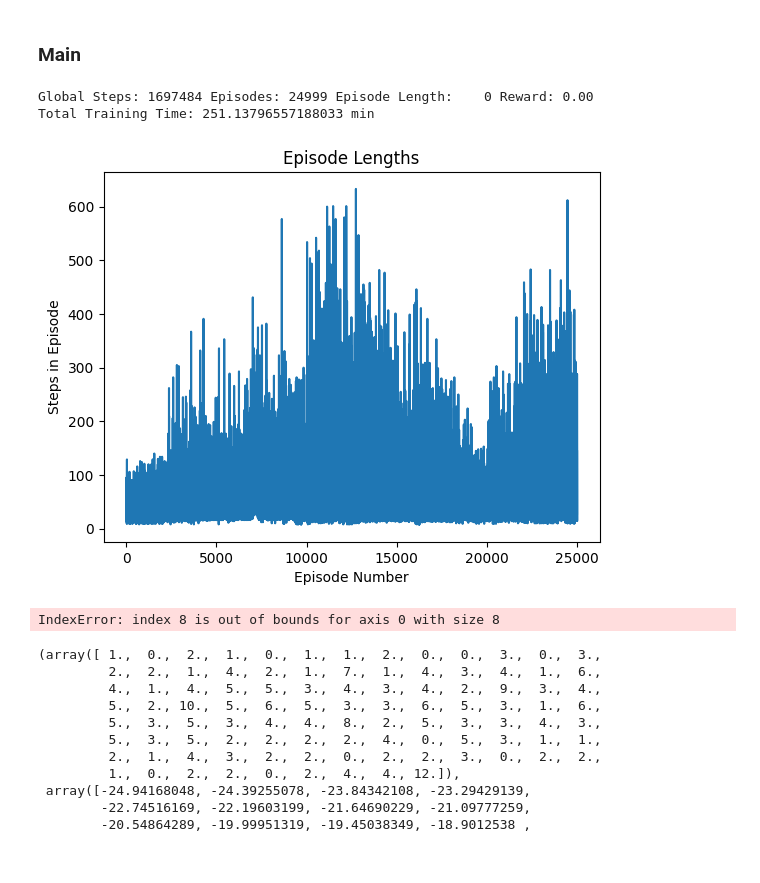
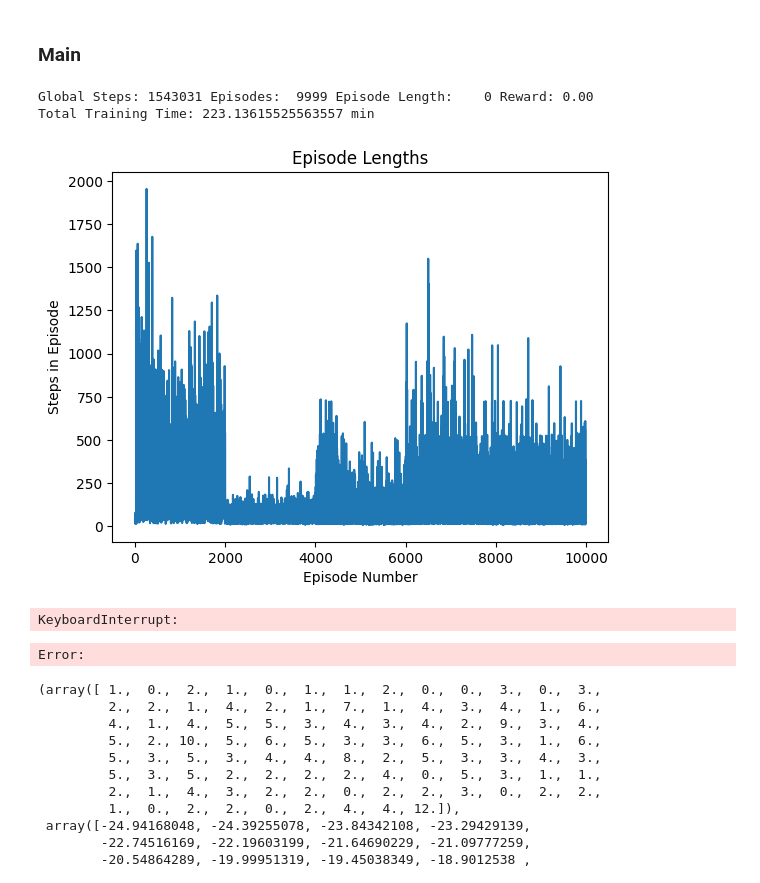
Before and after one commit to curtiscjohnson/self-driving-cars, a Jupyter notebook: DeepRL.ipynb, the cells around one changed output. Saved outputs shown, nothing was run; the diff lists cells and outputs as text; code cells hidden in the pictures.

Commit message:
trying to train on top of old working model

```diff
--- a/DeepRL.ipynb
+++ b/DeepRL.ipynb
@@ -301,7 +301,7 @@ def dqn_main(ts, episodes, action_space, lr, EPSILON_DECAY, START_TRAINING, MAX_
 
   # HyperParameters that shouldn't change too much
   epsilon = 1
-  CAR_SPEED = 1.5
+  CAR_SPEED = 1.4
   gamma = 0.99
   REPLAY_SIZE = 1000 # Don't let the network pick actions until after this many global steps
 
@@ -339,8 +339,8 @@ def dqn_main(ts, episodes, action_space, lr, EPSILON_DECAY, START_TRAINING, MAX_
 def save_model(model, SAVE_PATH):
     torch.save(model, f'{SAVE_PATH}.pt')
 
-def load_model(action_size, PATH):
-    model = QNetwork(action_size)
+def load_model(PATH):
+    # model = QNetwork(action_size)
     model = torch.load(PATH)
     model.eval()
     return model
@@ -348,46 +348,49 @@ def load_model(action_size, PATH):
 # Hyper parameters
 ########################################################################
 ts = TrainingStats(SAVE_FREQUENCY=2500)
-episodes = 25000
-action_space = [-30,0,30]                               # CHANGED
+episodes = 10000
+action_space = [-30,30]                               # CHANGED
 lr = 0.00025
-EPSILON_DECAY = .999995
+EPSILON_DECAY = .995
 
-START_TRAINING = 200
+
 MAX_EPISODE_LENGTH = 10000
 LEARN_FREQUENCY = 3
 
 TARGET_UPDATE = 2000
 BATCH_SIZE = 32
-SAVE_PATH = './rl_models/3actions_base_'
+START_TRAINING = BATCH_SIZE * 3
+SAVE_PATH = './rl_models/haleyTry4_'
 # %%
 # Train Model
 #############################################################################
 start = time.time()
+prevModel = load_model('./rl_models/working_2actmodel.pt')
 trained_model, ts = dqn_main(ts, episodes, action_space, lr, EPSILON_DECAY, START_TRAINING, MAX_EPISODE_LENGTH, LEARN_FREQUENCY, TARGET_UPDATE, BATCH_SIZE, SAVE_PATH,
-                            pretrained_model=None)
+                            pretrained_model=prevModel)
 end = time.time()
 save_model(trained_model, f'{SAVE_PATH}finalmodel')
 ts.see_results()
 print(f"Total Training Time: {(end-start)/60} min")
 ##############################################################################
 # %% [output]
-Global Steps: 1697484 Episodes: 24999 Episode Length:    0 Reward: 0.00
-Total Training Time: 251.13796557188033 min
+Global Steps: 1543031 Episodes:  9999 Episode Length:    0 Reward: 0.00
+Total Training Time: 223.13615525563557 min
-[figure, old version]
+[figure, new version]
 # %%
 # Validate Model
 # model = load_model(2, './rl_models/5actions_learnFreq_2169.pt')
 # model = load_model(2, './rl_models/working_model.pt')
 
 action_space = [-30, 30]
-model = load_model(len(action_space), './rl_models/working_2actmodel.pt')
+model = load_model('./rl_models/haleyTry4_1336.pt')
 
-action_hist = validate_model(model, action_space, pause_time=0.001, display=True)
+action_hist = validate_model(model, action_space, pause_time=0.00, display=True)
 
 plt.plot(action_hist)
 # %% [output]
-IndexError: index 8 is out of bounds for axis 0 with size 8
+KeyboardInterrupt:
+Error:
 # %%
 plt.hist(action_hist, bins=100)
 # %% [output]
```
Also changed, not shown: parts of 1 cell of this notebook.
